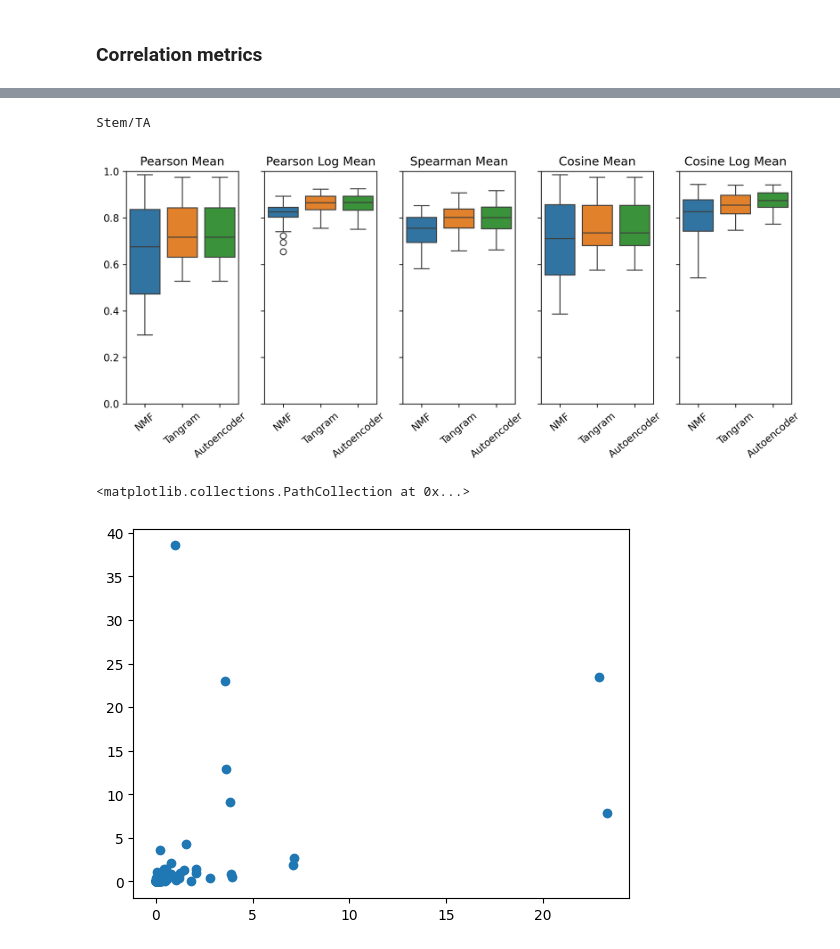
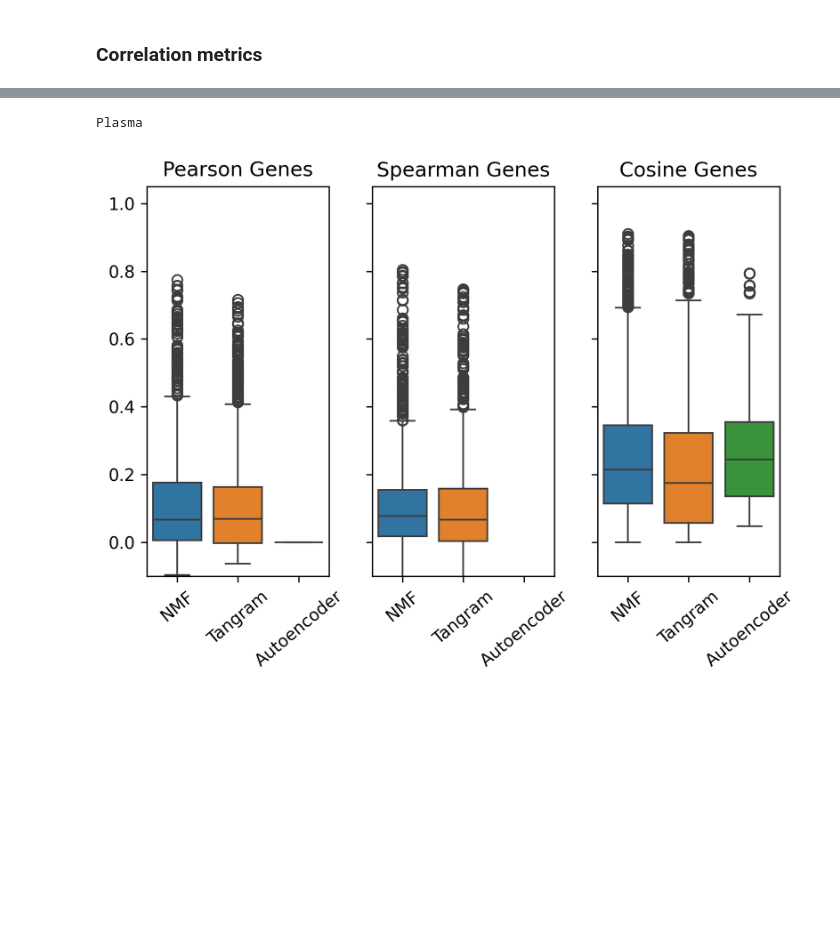
Before and after one commit to egerc/spatial_transcript_inference, a Jupyter notebook: benchmarking_different_predictors.ipynb, the cells around one changed output, grey strips where cells are left out. Cells and saved outputs as stored; diff of their text form; code cells hidden in the pictures; blank space fills up the shorter version.

```diff
--- a/benchmarking_different_predictors.ipynb
+++ b/benchmarking_different_predictors.ipynb
@@ -425,7 +592,7 @@ nmf_result = benchmark_gene_predictor(adata_sp, benchmarking_genes, 40, nmf_pred
 def tangram_predictor(adata_query, compidx, subidx):
     return predict_genes_tangram(adata_query, adata_sc, compidx, subidx, device="mps", verbose=False)
 
-tangram_result = benchmark_gene_predictor(adata_sp, benchmarking_genes, 40, tangram_predictor)
+results["Tangram"] = benchmark_gene_predictor(adata_sp, benchmarking_genes, 40, tangram_predictor)
 # %% [markdown]
 ### Autoencoder
 # %%
@@ -439,8 +609,17 @@ for _ in tqdm(range(500)):
 # %%
+Y = adata_sc[:, shared_genes].X.toarray()
+model: Model = train_autoencoder(Y, 3)
+
 autoencoder_predictor = lambda adata_query, compidx, subidx: \
     ReLU(
         model(
         adata_query[:, shared_genes].X
         )[:, pd.Index(shared_genes).get_indexer_for(compidx)]
     )
-autoencoder_result = benchmark_gene_predictor(adata_sp, benchmarking_genes, 40, autoencoder_predictor)
+
+#def autoencoder_predictor(adata_query, compidx, subidx):
+#    ReLU(model(
+#        adata_query[:, shared_genes].X
+#    )[:, pd.Index(shared_genes).get_indexer(compidx)])
+
+results["Autoencoder"] = benchmark_gene_predictor(adata_sp, benchmarking_genes, 40, autoencoder_predictor)
@@ -508,0 +761,21 @@ correlation_functions = {
+# %%
+correlation_functions = {
+    "Pearson Cells": pearsonr_cells,
+    "Pearson Log Cells": pearsonr_log_cells,
+    "Spearman Cells": spearman_cells,
+    "Cosine Cells": cosine_cells,
+    "Cosine Log Cells": cosine_log_cells,
+}
+
+#print(celltype)
+fig, axes = plt.subplots(1, len(correlation_functions), figsize=(2/3 * len(results) * len(correlation_functions), 4.5), dpi=300, sharey=True)
+
+for ax, (name, func) in zip(axes, correlation_functions.items()):
+    data = {method: np.hstack([reconstruction_result.compute_correlation(func) for reconstruction_result in result]) for method, result in results.items()}
+    sns.boxplot(data=data, ax=ax)
+    ax.set_title(name)
+    ax.set_xticklabels(ax.get_xticklabels(), rotation=40)
+
+plt.ylim(-0.1, 1.05)
+plt.tight_layout()
+plt.show()
@@ -509,24 +784,22 @@ correlation_functions = {
 # %%
+correlation_functions = {
+    "Pearson Genes": pearsonr_genes,
+    "Spearman Genes": spearman_genes,
+    "Cosine Genes": cosine_genes,
+}
+
 print(celltype)
 fig, axes = plt.subplots(1, len(correlation_functions), figsize=(2/3 * len(results) * len(correlation_functions), 4.5), dpi=300, sharey=True)
 
 for ax, (name, func) in zip(axes, correlation_functions.items()):
-    data = {method: [reconstruction_result.compute_correlation(func) for reconstruction_result in result] for method, result in results.items()}
+    data = {method: np.hstack([reconstruction_result.compute_correlation(func) for reconstruction_result in result]) for method, result in results.items()}
     sns.boxplot(data=data, ax=ax)
     ax.set_title(name)
     ax.set_xticklabels(ax.get_xticklabels(), rotation=40)
 
-plt.ylim(0, 1)
+plt.ylim(-0.1, 1.05)
 plt.tight_layout()
 plt.show()
 # %% [output]
-Stem/TA
+Plasma
-[figure, old version]
+[figure, new version]
-# %%
-plt.scatter(
-    Reconstruction_Result.from_reconstruction_result_collection(nmf_result).original_counts.values.mean(axis=0),
-    Reconstruction_Result.from_reconstruction_result_collection(nmf_result).predicted_counts.values.mean(axis=0)
-)
-# %% [output]
-<matplotlib.collections.PathCollection at 0x...>
-[figure, removed]
```
Also changed, not shown: parts of 47 cells of this notebook.
